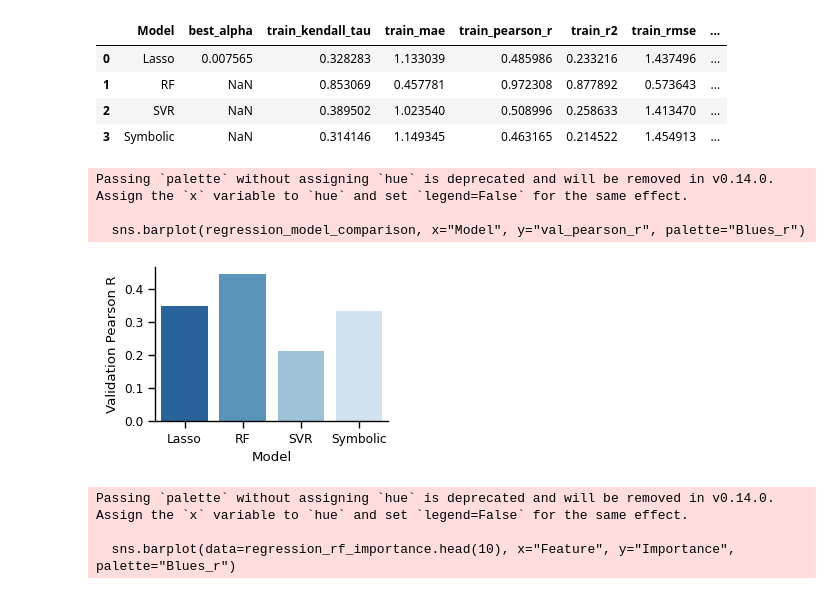
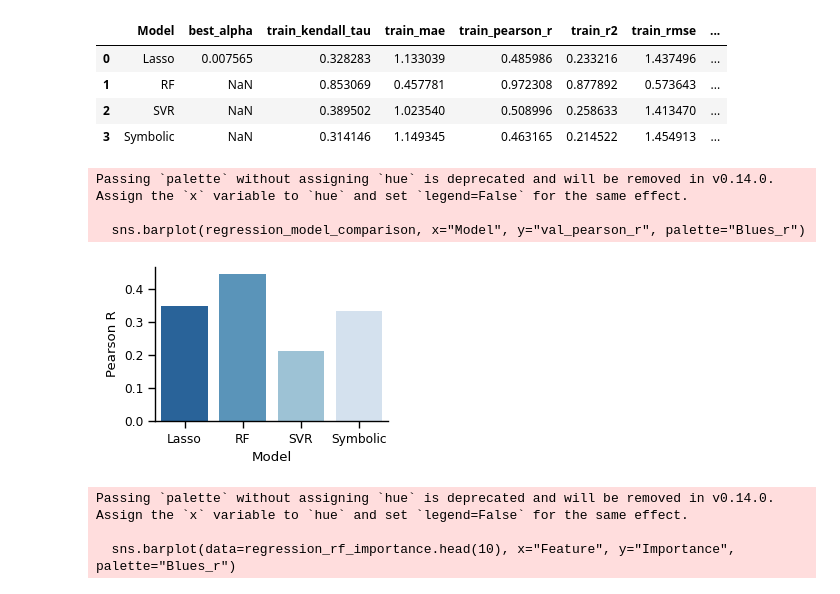
Before and after one commit to ErikHartman/PepBind, a Jupyter notebook: src/binding_score_function/notebooks/pred_equation_v1.ipynb, the cells around one changed output. Saved outputs shown, nothing was run; the diff lists cells and outputs as text; code cells hidden in the pictures.

```diff
--- a/src/binding_score_function/notebooks/pred_equation_v1.ipynb
+++ b/src/binding_score_function/notebooks/pred_equation_v1.ipynb
@@ -36,17 +36,17 @@ regression_model_comparison
 # %%
 plt.figure(figsize=(3,2))
 model_colors = {model: color for model, color in zip(["lasso", "rf", "symbolic", "svr"], sns.color_palette(regression_colors, n_colors=4))}
 
 sns.barplot(regression_model_comparison, x="Model", y="val_pearson_r", palette="Blues_r")
 sns.despine()
 plt.xlabel("Model")
-plt.ylabel("Validation Pearson R")
+plt.ylabel("Pearson R")
 plt.savefig("./plots/regression_model_comparison.svg", bbox_inches='tight', dpi=300)
 # %% [output]
 Passing `palette` without assigning `hue` is deprecated and will be removed in v0.14.0. Assign the `x` variable to `hue` and set `legend=False` for the same effect.
 
   sns.barplot(regression_model_comparison, x="Model", y="val_pearson_r", palette="Blues_r")
-[figure, old version]
+[figure, new version]
 # %%
 plt.figure(figsize=(3,1))
 sns.barplot(data=regression_rf_importance.head(10), x="Feature", y="Importance", palette="Blues_r")
```
Also changed, not shown: parts of 2 cells of this notebook, 9 other files.
